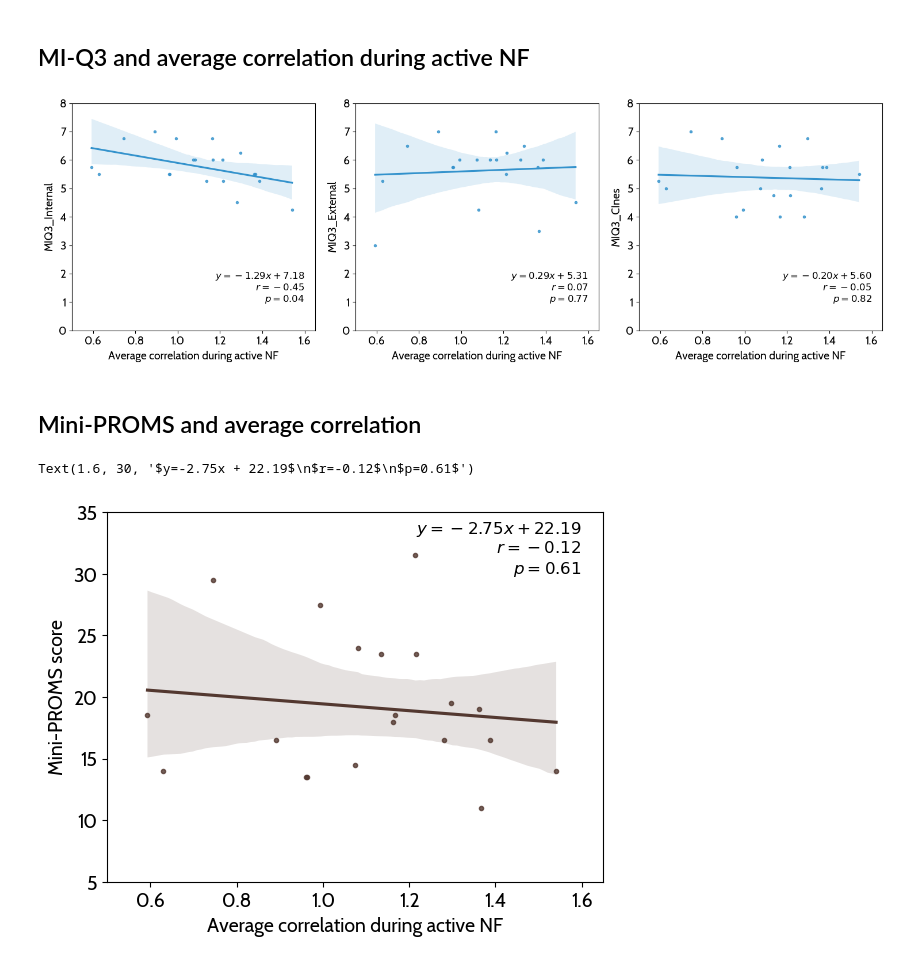
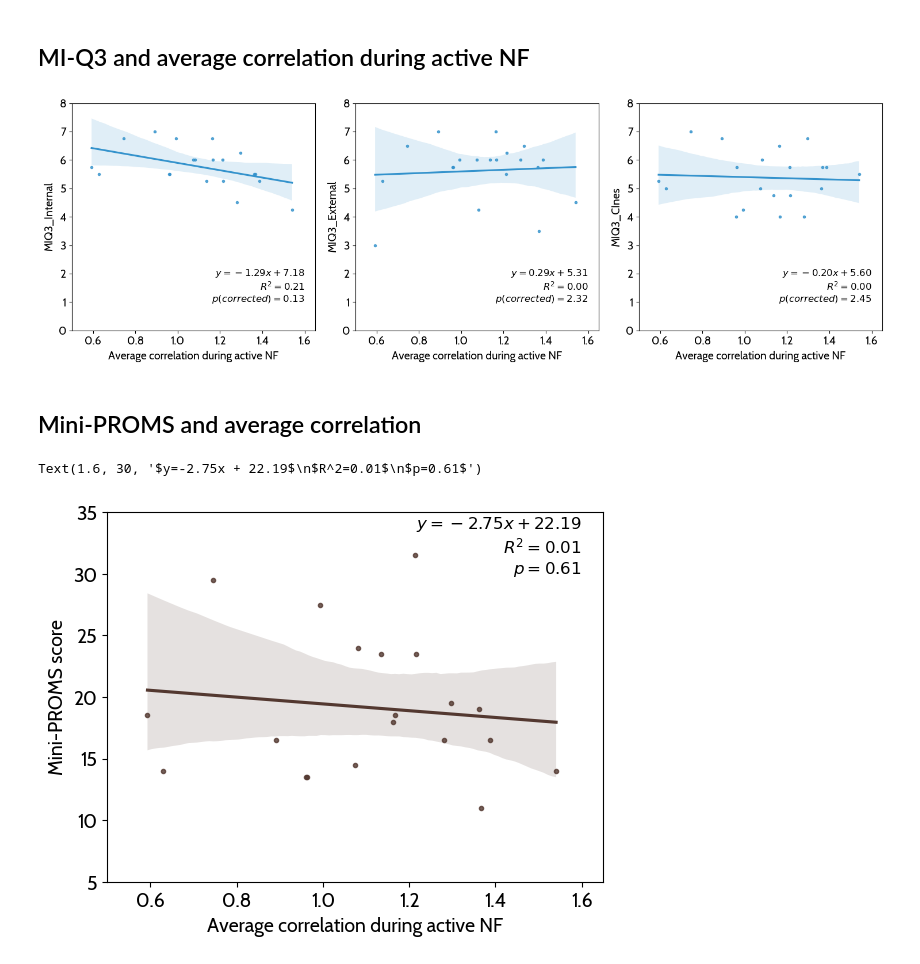
Before and after one commit to CIBIT-UC/musicnf-novelinterface, a Jupyter notebook: scripts/correlations_behav_img/Biomarker_Search.ipynb, the cells around one changed output. Cells and saved outputs as stored; diff of their text form; code cells hidden in the pictures.

```diff
--- a/scripts/correlations_behav_img/Biomarker_Search.ipynb
+++ b/scripts/correlations_behav_img/Biomarker_Search.ipynb
@@ -80,35 +98,39 @@ from scipy.stats import linregress
 
 fig, axs = plt.subplots(1, 3, figsize=(15, 5))
 
 for i, miq in enumerate(["MIQ3_Internal", "MIQ3_External", "MIQ3_CInes"]):
     sns.regplot(
         data=df_joined,
         x="correlation_mean",
         y=miq,
         ax=axs[i],
         marker=".",
         color="#3392CC",
     )
     # axs[i].set_title(f"Correlation between correlation_mean and {miq}")
     axs[i].set_xlabel("Average correlation during active NF")
     axs[i].set_ylabel(miq)
     axs[i].set_ylim(0, 8)
     axs[i].set_xlim(0.5, 1.65)
     slope, intercept, r_value, p_value, std_err = linregress(
         df_joined["correlation_mean"], df_joined[miq]
     )
+
+    # correct for multiple comparisons
+    p_value = p_value * 3
+
     axs[i].text(
         1.6,
         1,
-        f"$y={slope:.2f}x + {intercept:.2f}$\n$r={r_value:.2f}$\n$p={p_value:.2f}$",
+        f"$y={slope:.2f}x + {intercept:.2f}$\n$R^2={r_value**2:.2f}$\n$p (corrected)={p_value:.2f}$",
         fontsize=12,
         ha="right",
     )
 
 plt.tight_layout()
 plt.show()
 # %% [output]
-[figure, old version]
+[figure, new version]
 # %% [markdown]
 ## Mini-PROMS and average correlation
 # %%
@@ -131,10 +153,10 @@ slope, intercept, r_value, p_value, std_err = linregress(
 plt.text(
     1.6,
     30,
-    f"$y={slope:.2f}x + {intercept:.2f}$\n$r={r_value:.2f}$\n$p={p_value:.2f}$",
+    f"$y={slope:.2f}x + {intercept:.2f}$\n$R^2={r_value**2:.2f}$\n$p={p_value:.2f}$",
     fontsize=12,
     ha="right",
 )
 # %% [output]
-Text(1.6, 30, '$y=-2.75x + 22.19$\n$r=-0.12$\n$p=0.61$')
+Text(1.6, 30, '$y=-2.75x + 22.19$\n$R^2=0.01$\n$p=0.61$')
-[figure, old version]
+[figure, new version]
```
Also changed, not shown: parts of 6 cells of this notebook, 2 other files.
